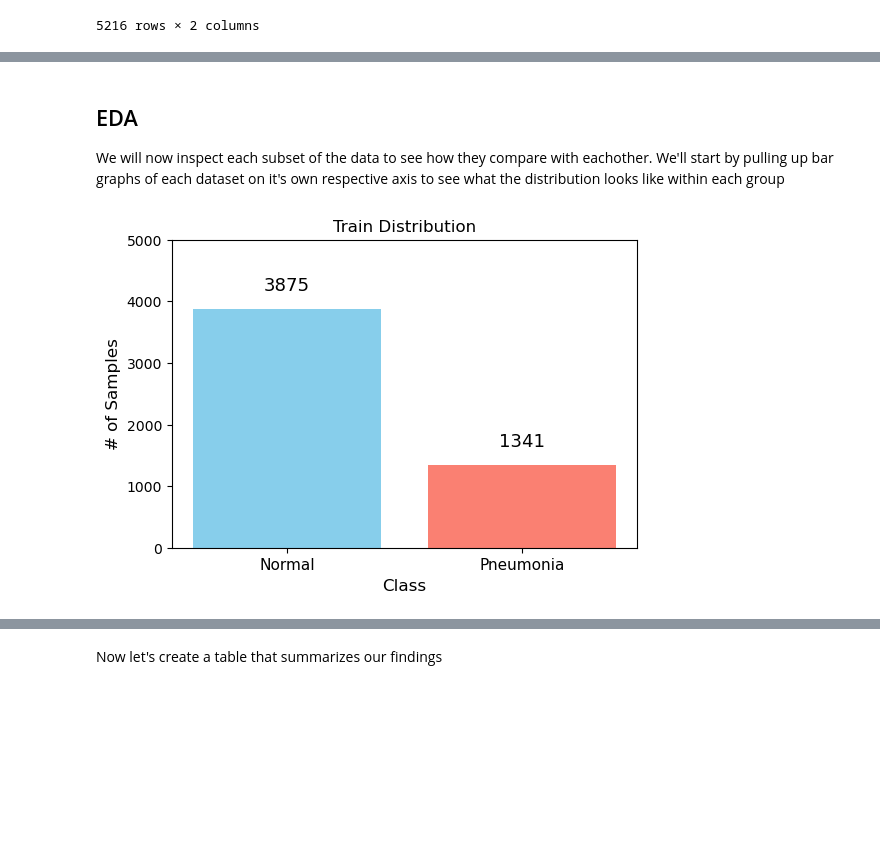
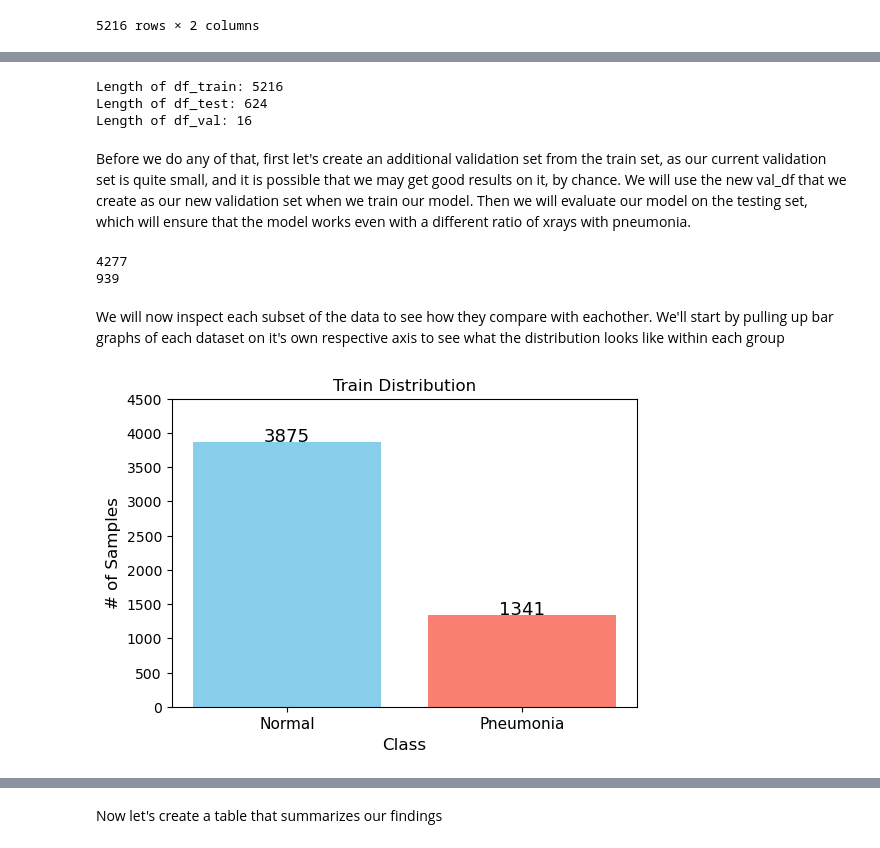
Before and after one commit to joshuaedelstein15/Pneumonia_analysis, a Jupyter notebook: new_notebook.ipynb, the cells around one changed output, grey strips where cells are left out. Saved outputs shown, nothing was run; the diff lists cells and outputs as text; code cells hidden in the pictures; blank space fills up the shorter version.

```diff
--- a/new_notebook.ipynb
+++ b/new_notebook.ipynb
@@ -135,38 +152,68 @@ df_train
+# %%
+length_train = len(df_train)
+length_test = len(df_test)
+length_val = len(df_val)
+
+print("Length of df_train:", length_train)
+print("Length of df_test:", length_test)
+print("Length of df_val:", length_val)
+# %% [output]
+Length of df_train: 5216
+Length of df_test: 624
+Length of df_val: 16
+# %% [markdown]
+Before we do any of that, first let's create an additional validation set from the train set, as our current validation set is quite small, and it is possible that we may get good results on it, by chance. We will use the new val_df that we create as our new validation set when we train our model. Then we will evaluate our model on the testing set, which will ensure that the model works even with a different ratio of xrays with pneumonia.
+# %%
+# create a seed for reproducibility
+SEED = 42
+
+# split the df_train into a new train_df and val_df. Use 18% of the data for the val df
+train_df, val_df = train_test_split(df_train, test_size = 0.18,
+                                    random_state = SEED, stratify = df_train['class'])
+
+#confirm that it worked
+print(len(train_df))
+print(len(val_df))
+# %% [output]
+4277
+939
 # %% [markdown]
-## EDA
 We will now inspect each subset of the data to see how they compare with eachother. We'll start by pulling up bar graphs of each dataset on it's own respective axis to see what the distribution looks like within each group
 # %%
-# Create a new figure with the specified size
-plt.figure(figsize=(6,4))
+def plot_class_distribution(dataframe, title, ylim):
+    # Create a new figure with the specified size
+    plt.figure(figsize=(6, 4))
 
-# Define the class labels and get the corresponding counts from the dataframe
-class_labels = ['Normal', 'Pneumonia']
-class_counts = df_train['class'].value_counts()
+    # Define the class labels and get the corresponding counts from the dataframe
+    class_labels = ['Normal', 'Pneumonia']
+    class_counts = dataframe['class'].value_counts()
 
-# Define a list of colors for each bar
-colors = ['skyblue', 'salmon']
+    # Define colors for the bars
+    colors = ['skyblue', 'salmon']
 
-# Create the bar plot with the specified colors
-plt.bar(class_labels, class_counts, color=colors)
+    # Create the bar plot with the specified colors
+    plt.bar(class_labels, class_counts, color=colors)
 
-#set title
-plt.title('Train Distribution')
+    # Set the title
+    plt.title(title)
 
-# Set the x-label and y-label
-plt.xlabel('Class', fontsize=12)
-plt.ylabel('# of Samples', fontsize=12)
+    # Set the x-label and y-label
+    plt.xlabel('Class', fontsize=12)
+    plt.ylabel('# of Samples', fontsize=12)
 
-# Set the y-axis limits
-plt.ylim(0, 5000)
+    # Set the y-axis limits
+    plt.ylim(0, ylim)
 
-# Set the x-axis tick labels
-plt.xticks(fontsize=11)
+    # Set the x-axis tick labels
+    plt.xticks(fontsize=11)
 
-# Add count labels above each bar
-for i, count in enumerate(class_counts):
-    plt.text(i, count + 300, str(count), ha='center', fontsize=13)
+    # Add count labels above each bar
+    for i, count in enumerate(class_counts):
+        plt.text(i, count + 1, str(count), ha='center', fontsize=13)
 
-# Display the plot
-plt.show()
+    # Display the plot
+    plt.show()
+
+plot_class_distribution(df_train, 'Train Distribution', 4500)
 # %% [output]
-[figure, old version]
+[figure, new version]
```
Also changed, not shown: parts of 51 cells of this notebook.
